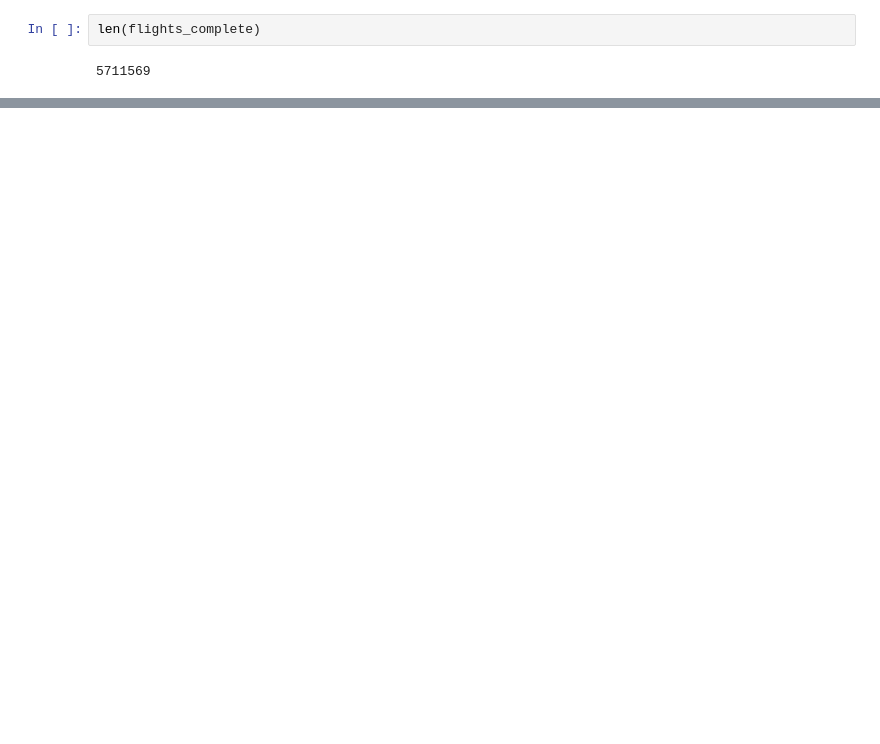
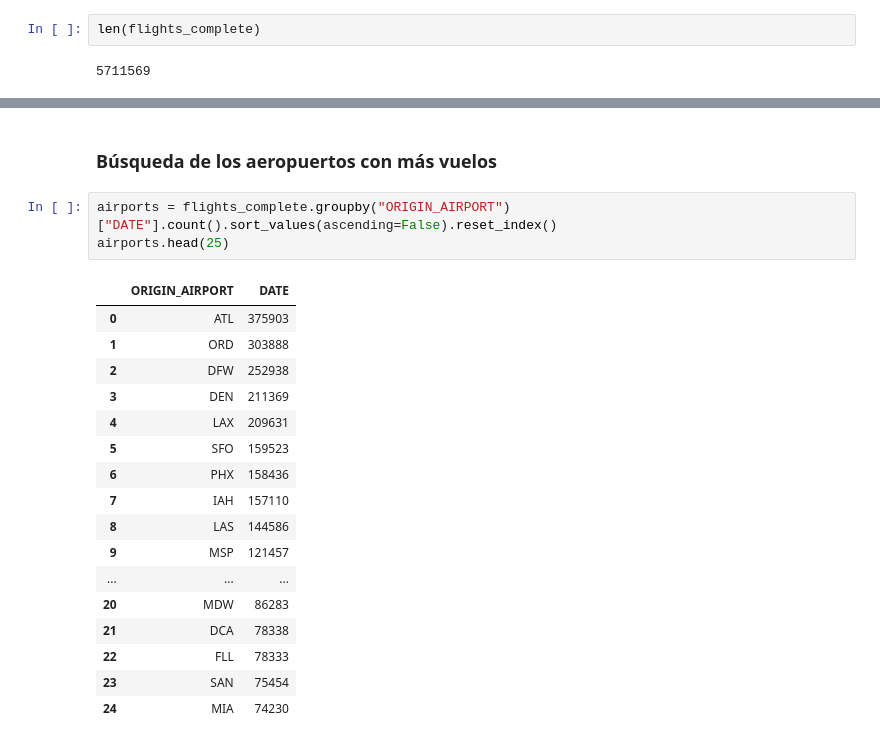
Before and after one commit to inesgfortis/Aircraft_Delays_Analysis, a Jupyter notebook: Preprocessing/Preprocessing.ipynb, the cells around one changed output, grey strips where cells are left out. Drawn from its saved outputs; the diff is of its cells as text; blank space fills up the shorter version.

```diff
--- a/Preprocessing/Preprocessing.ipynb
+++ b/Preprocessing/Preprocessing.ipynb
@@ -576,0 +587,23 @@ len(flights_complete)
+# %% [markdown]
+### Búsqueda de los aeropuertos con más vuelos
+# %%
+airports = flights_complete.groupby("ORIGIN_AIRPORT")["DATE"].count().sort_values(ascending=False).reset_index()
+airports.head(25)
+# %% [output]
+|  | ORIGIN_AIRPORT | DATE |
+| 0 | ATL | 375903 |
+| 1 | ORD | 303888 |
+| 2 | DFW | 252938 |
+| 3 | DEN | 211369 |
+| 4 | LAX | 209631 |
+| 5 | SFO | 159523 |
+| 6 | PHX | 158436 |
+| 7 | IAH | 157110 |
+| 8 | LAS | 144586 |
+| 9 | MSP | 121457 |
+| ... | ... | ... |
+| 20 | MDW | 86283 |
+| 21 | DCA | 78338 |
+| 22 | FLL | 78333 |
+| 23 | SAN | 75454 |
+| 24 | MIA | 74230 |
```
Also changed, not shown: parts of 16 cells of this notebook, 1 other file.
